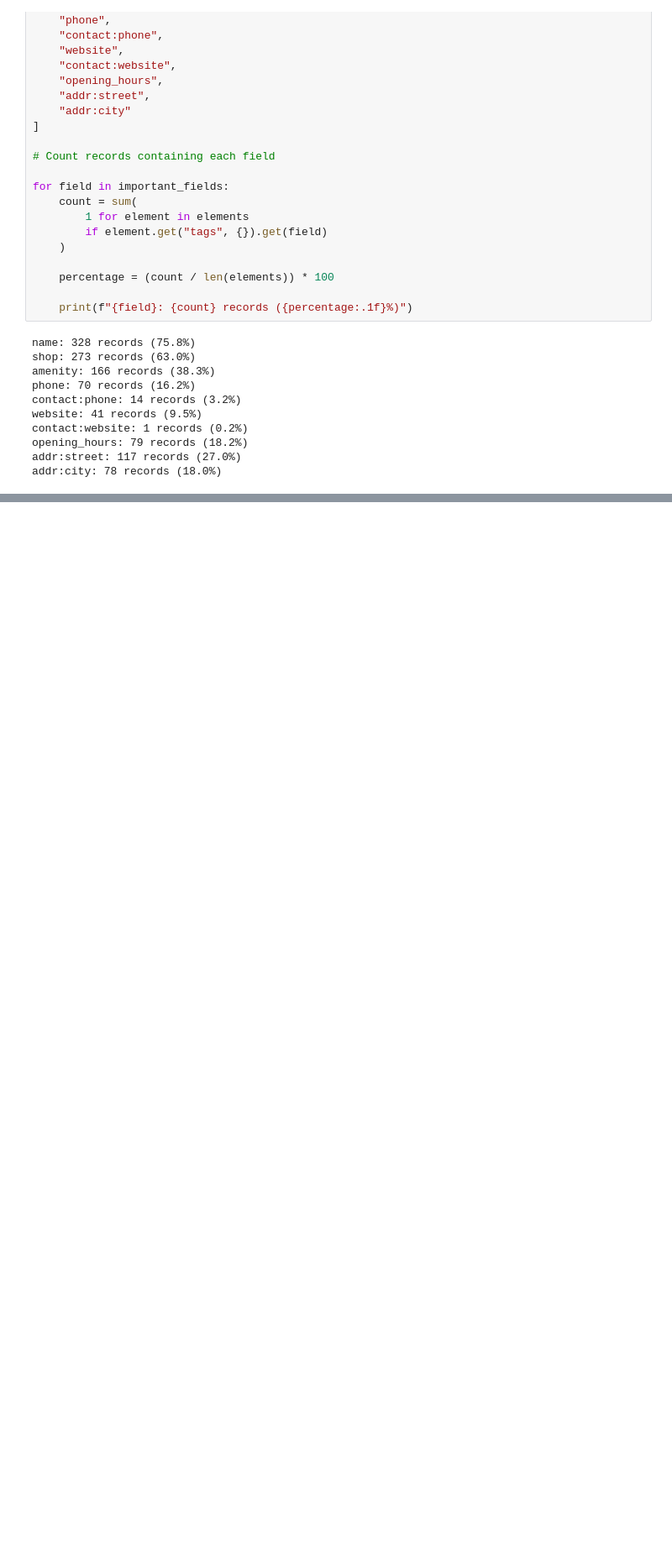
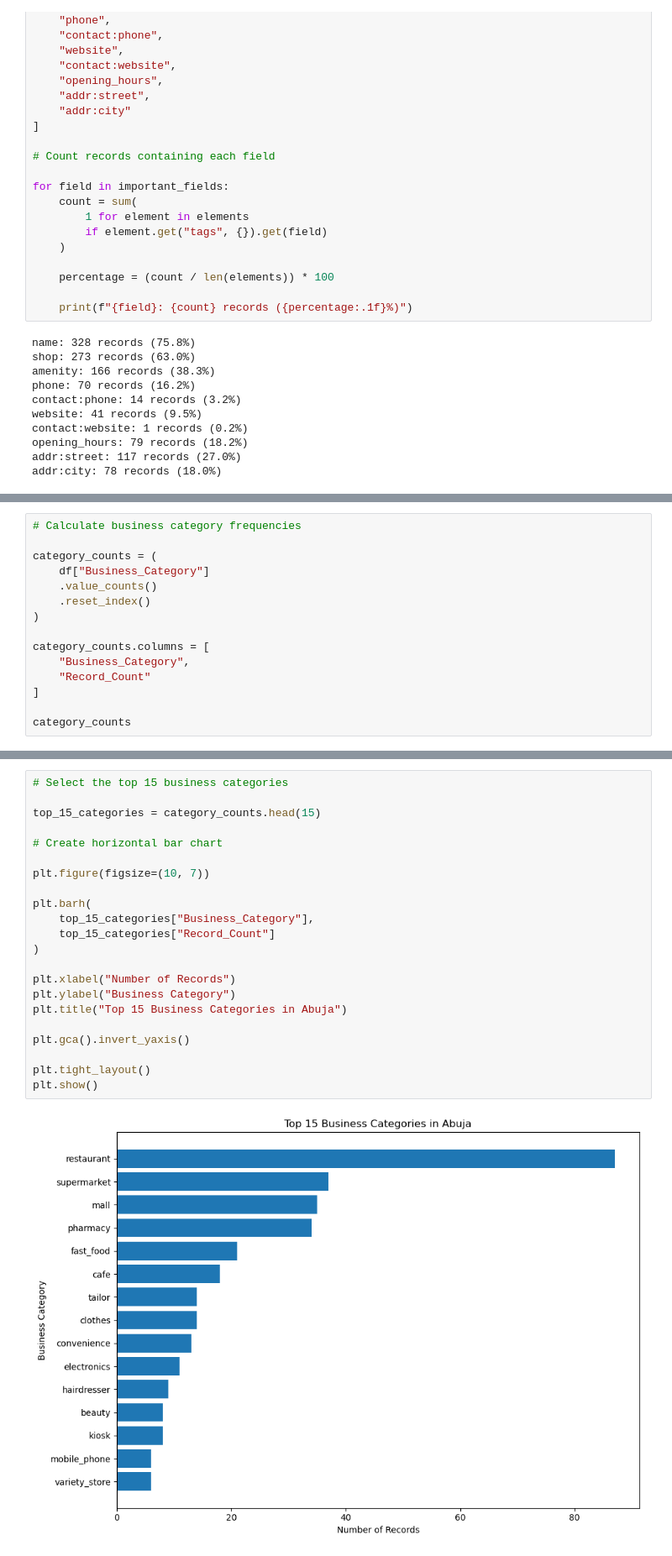
Before and after one commit to Titilayo19/Global-Retail-Outlet-Mapping-Intelligence, a Jupyter notebook: Global Retail Outlet Mapping & Intelligence.ipynb, the cells around one changed output, grey strips where cells are left out. Shown at 84% size. Drawn from its saved outputs; the diff is of its cells as text; blank space fills up the shorter version.

Commit message:
Add files via upload
Add completed Abuja retail mapping project

```diff
--- a/Global Retail Outlet Mapping & Intelligence.ipynb
+++ b/Global Retail Outlet Mapping & Intelligence.ipynb
@@ -232,0 +942,15 @@ addr:city: 78 records (18.0%)
+# %%
+# Calculate business category frequencies
+
+category_counts = (
+    df["Business_Category"]
+    .value_counts()
+    .reset_index()
+)
+
+category_counts.columns = [
+    "Business_Category",
+    "Record_Count"
+]
+
+category_counts
@@ -232,0 +979,24 @@ addr:city: 78 records (18.0%)
+# %%
+# Select the top 15 business categories
+
+top_15_categories = category_counts.head(15)
+
+# Create horizontal bar chart
+
+plt.figure(figsize=(10, 7))
+
+plt.barh(
+    top_15_categories["Business_Category"],
+    top_15_categories["Record_Count"]
+)
+
+plt.xlabel("Number of Records")
+plt.ylabel("Business Category")
+plt.title("Top 15 Business Categories in Abuja")
+
+plt.gca().invert_yaxis()
+
+plt.tight_layout()
+plt.show()
+# %% [output]
+[figure, added]
```
Also changed, not shown: parts of 81 cells of this notebook, 3 other files.
